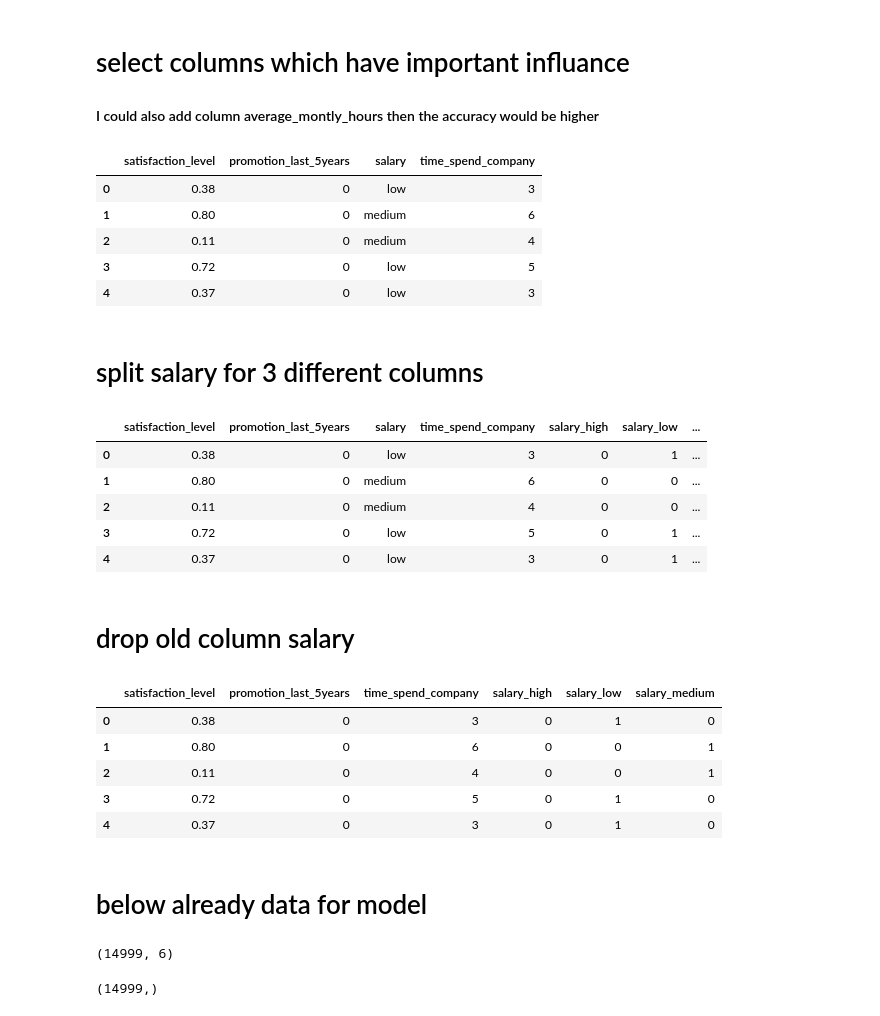
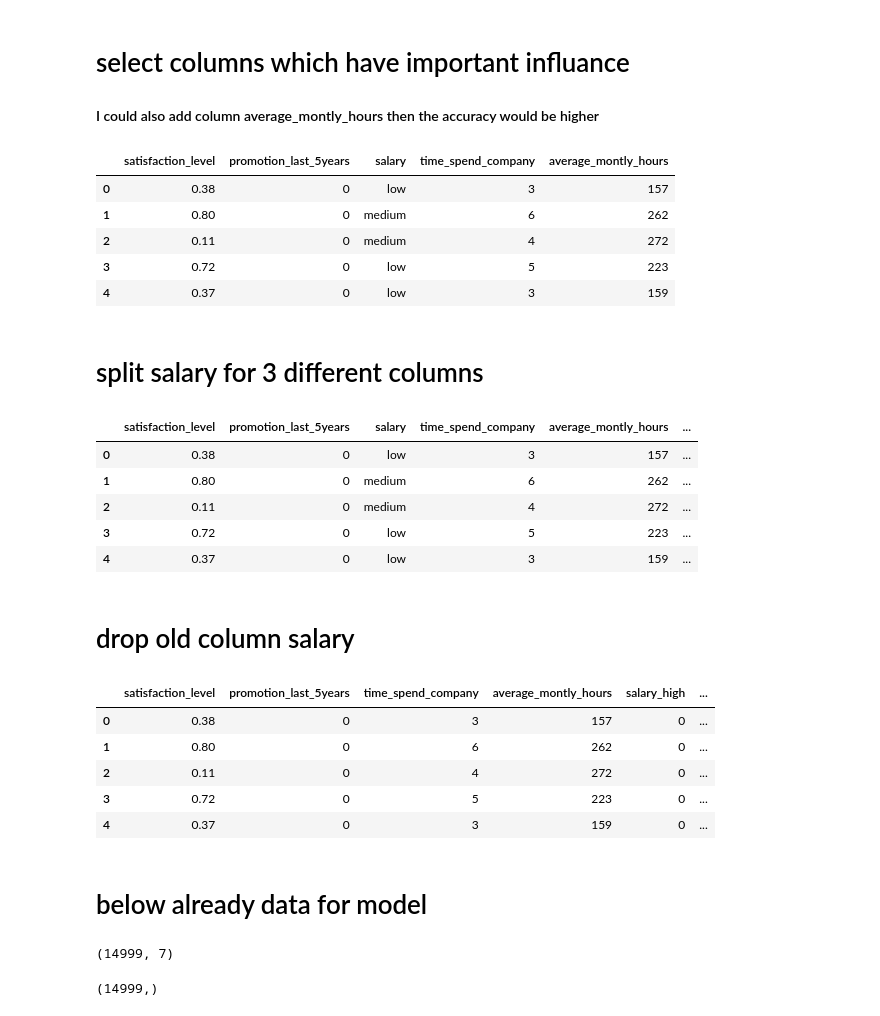
Before and after one commit to CallMeSweets/EarinModelProject, a Jupyter notebook: ProblemInsideCompany.ipynb, the cells around one changed output. Drawn from its saved outputs; the diff is of its cells as text; code cells hidden in the pictures.

```diff
--- a/ProblemInsideCompany.ipynb
+++ b/ProblemInsideCompany.ipynb
@@ -116,15 +116,15 @@ data.groupby('left').mean()
 # select columns which have important influance
 #### I could also add column average_montly_hours then the accuracy would be higher
 # %%
-subdata = data[['satisfaction_level','promotion_last_5years','salary', 'time_spend_company']]
+subdata = data[['satisfaction_level','promotion_last_5years','salary', 'time_spend_company', 'average_montly_hours']]
 subdata.head()
 # %% [output]
-|  | satisfaction_level | promotion_last_5years | salary | time_spend_company |
-| 0 | 0.38 | 0 | low | 3 |
-| 1 | 0.80 | 0 | medium | 6 |
-| 2 | 0.11 | 0 | medium | 4 |
-| 3 | 0.72 | 0 | low | 5 |
-| 4 | 0.37 | 0 | low | 3 |
+|  | satisfaction_level | promotion_last_5years | salary | time_spend_company | average_montly_hours |
+| 0 | 0.38 | 0 | low | 3 | 157 |
+| 1 | 0.80 | 0 | medium | 6 | 262 |
+| 2 | 0.11 | 0 | medium | 4 | 272 |
+| 3 | 0.72 | 0 | low | 5 | 223 |
+| 4 | 0.37 | 0 | low | 3 | 159 |
 # %% [markdown]
 # split salary for 3 different columns
 # %%
@@ -132,24 +132,24 @@ salary_dummies = pd.get_dummies(subdata.salary, prefix="salary")
 data_with_dummies = pd.concat([subdata,salary_dummies],axis='columns')
 data_with_dummies.head()
 # %% [output]
-|  | satisfaction_level | promotion_last_5years | salary | time_spend_company | salary_high | salary_low | ... |
-| 0 | 0.38 | 0 | low | 3 | 0 | 1 | ... |
-| 1 | 0.80 | 0 | medium | 6 | 0 | 0 | ... |
-| 2 | 0.11 | 0 | medium | 4 | 0 | 0 | ... |
-| 3 | 0.72 | 0 | low | 5 | 0 | 1 | ... |
-| 4 | 0.37 | 0 | low | 3 | 0 | 1 | ... |
+|  | satisfaction_level | promotion_last_5years | salary | time_spend_company | average_montly_hours | ... |
+| 0 | 0.38 | 0 | low | 3 | 157 | ... |
+| 1 | 0.80 | 0 | medium | 6 | 262 | ... |
+| 2 | 0.11 | 0 | medium | 4 | 272 | ... |
+| 3 | 0.72 | 0 | low | 5 | 223 | ... |
+| 4 | 0.37 | 0 | low | 3 | 159 | ... |
 # %% [markdown]
 # drop old column salary
 # %%
 data_with_dummies.drop('salary',axis='columns',inplace=True)
 data_with_dummies.head()
 # %% [output]
-|  | satisfaction_level | promotion_last_5years | time_spend_company | salary_high | salary_low | salary_medium |
-| 0 | 0.38 | 0 | 3 | 0 | 1 | 0 |
-| 1 | 0.80 | 0 | 6 | 0 | 0 | 1 |
-| 2 | 0.11 | 0 | 4 | 0 | 0 | 1 |
-| 3 | 0.72 | 0 | 5 | 0 | 1 | 0 |
-| 4 | 0.37 | 0 | 3 | 0 | 1 | 0 |
+|  | satisfaction_level | promotion_last_5years | time_spend_company | average_montly_hours | salary_high | ... |
+| 0 | 0.38 | 0 | 3 | 157 | 0 | ... |
+| 1 | 0.80 | 0 | 6 | 262 | 0 | ... |
+| 2 | 0.11 | 0 | 4 | 272 | 0 | ... |
+| 3 | 0.72 | 0 | 5 | 223 | 0 | ... |
+| 4 | 0.37 | 0 | 3 | 159 | 0 | ... |
 # %% [markdown]
 # below already data for model
 # %%
@@ -158,7 +158,7 @@ y = data.left
 # %%
 X.shape
 # %% [output]
-(14999, 6)
+(14999, 7)
 # %%
 y.shape
 # %% [output]
```
Also changed, not shown: parts of 15 cells of this notebook, 1 other file.
